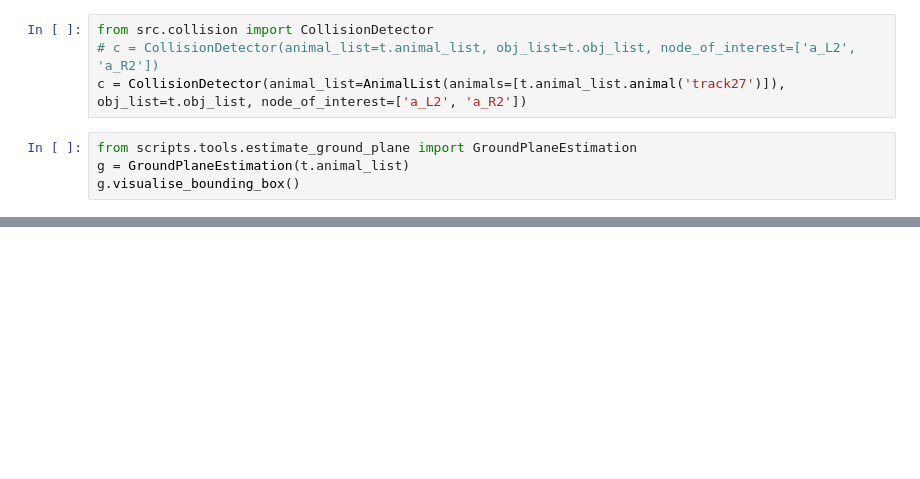
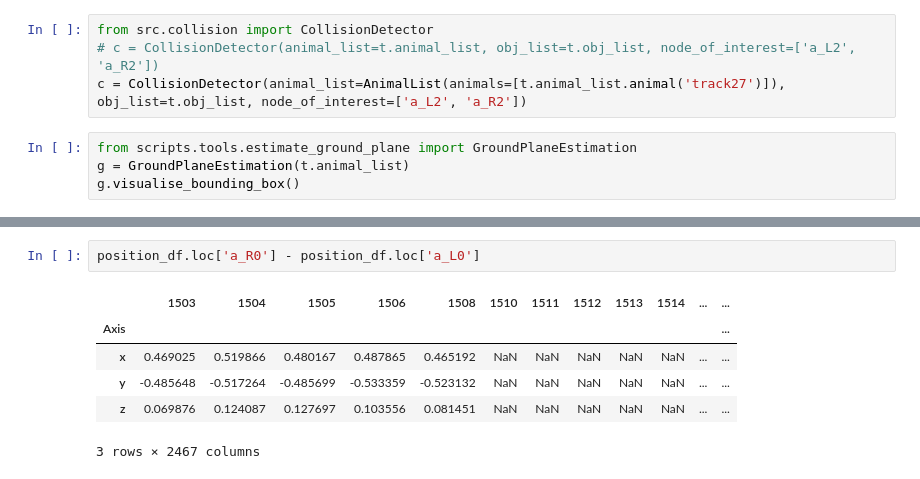
Before and after one commit to prolley-parnell/3d_ant_analysis, a Jupyter notebook: test_box.ipynb, the cells around one changed output, grey strips where cells are left out. Cells and saved outputs as stored; diff of their text form; blank space fills up the shorter version.

```diff
--- a/test_box.ipynb
+++ b/test_box.ipynb
@@ -69,0 +72,9 @@ plo = CorrelationPlot(t.animal_list.animal('track27'), [('m_L1', 'a_L2'), ('m_R1
+# %%
+position_df.loc['a_R0'] - position_df.loc['a_L0']
+# %% [output]
+|  | 1503 | 1504 | 1505 | 1506 | 1508 | 1510 | 1511 | 1512 | 1513 | 1514 | ... | ... |
+| Axis |  |  |  |  |  |  |  |  |  |  |  | ... |
+| x | 0.469025 | 0.519866 | 0.480167 | 0.487865 | 0.465192 | NaN | NaN | NaN | NaN | NaN | ... | ... |
+| y | -0.485648 | -0.517264 | -0.485699 | -0.533359 | -0.523132 | NaN | NaN | NaN | NaN | NaN | ... | ... |
+| z | 0.069876 | 0.124087 | 0.127697 | 0.103556 | 0.081451 | NaN | NaN | NaN | NaN | NaN | ... | ... |
+3 rows × 2467 columns
```
Also changed, not shown: parts of 15 cells of this notebook, 3 other files.
